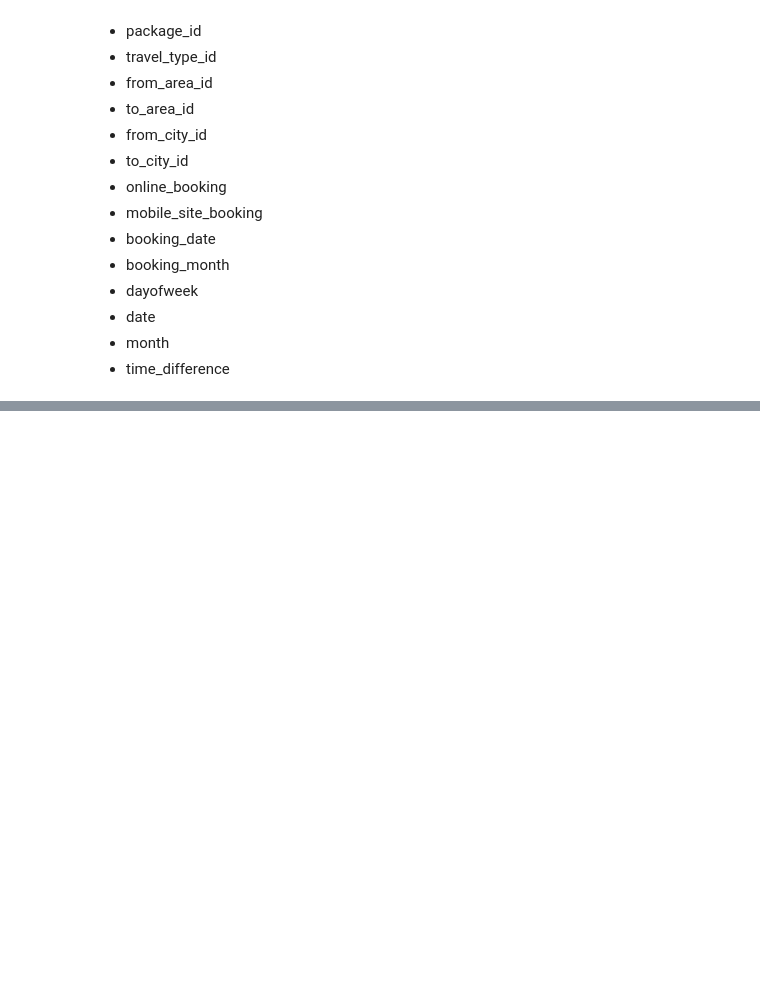
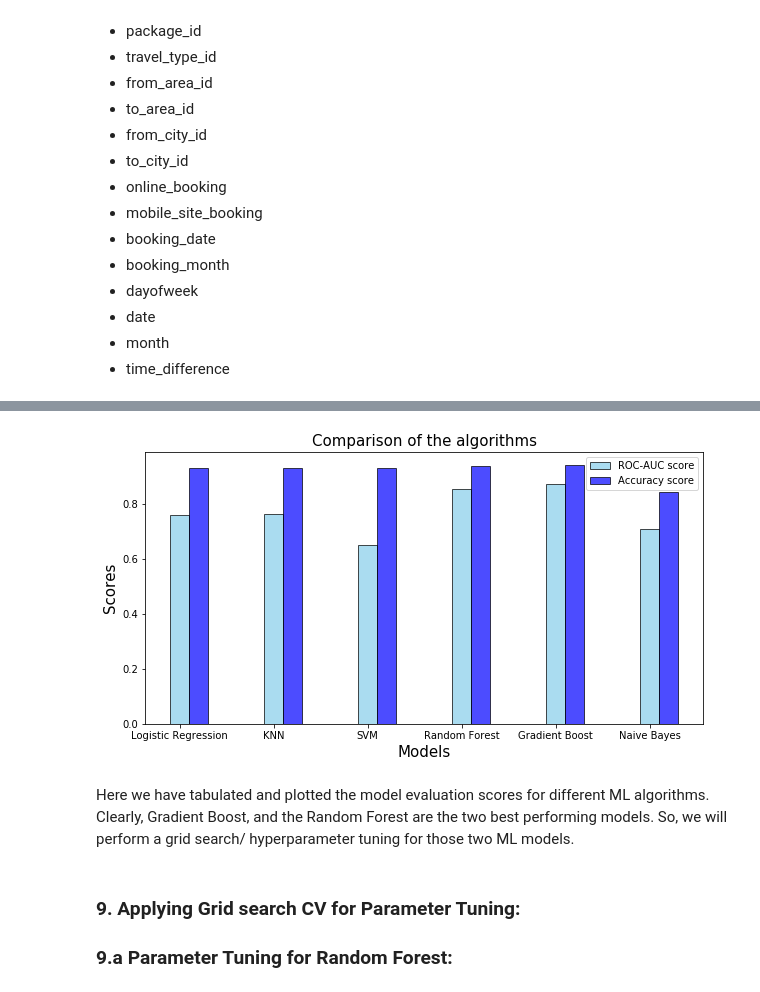
Before and after one commit to debisree/Springboard-Data-Science-Career-Track, a Jupyter notebook: predicting-cab-booking-cancellations-ML.ipynb, the cells around one changed output, grey strips where cells are left out. Drawn from its saved outputs; the diff is of its cells as text; code cells hidden in the pictures; blank space fills up the shorter version.

```diff
--- a/predicting-cab-booking-cancellations-ML.ipynb
+++ b/predicting-cab-booking-cancellations-ML.ipynb
@@ -479,0 +530,9 @@ plot_learning_curve()
+# %%
+from sklearn.cross_validation import cross_val_score
+
+cv_scores= cross_val_score(gbc,X_test,y_test,cv=5,scoring='roc_auc')
+print(cv_scores)
+cv_scores_gbc= cv_scores.mean()
+cv_scores_std_gbc= cv_scores.std()
+print ('Mean cross validation score: ' +str(cv_scores_gbc))
+print ('Standard deviation in cv scores: ' +str(cv_scores_std_gbc))
@@ -479,0 +564,9 @@ plot_learning_curve()
+# %%
+from sklearn.cross_validation import cross_val_score
+
+cv_scores= cross_val_score(nb,X_test,y_test,cv=5,scoring='roc_auc')
+print(cv_scores)
+cv_scores_nb= cv_scores.mean()
+cv_scores_std_nb= cv_scores.std()
+print ('Mean cross validation score: ' +str(cv_scores_nb))
+print ('Standard deviation in cv scores: ' +str(cv_scores_std_nb))
@@ -479,0 +579,8 @@ plot_learning_curve()
+# %%
+myLabels = [ 'Logistic Regression','KNN','SVM','Random Forest','Gradient Boost', 'Naive Bayes']
+score= [  cv_scores_lr,cv_scores_knn,cv_scores_svm,cv_scores_rf,cv_scores_gbc,cv_scores_nb]
+Accuracy_score = [Accuracy_lr,Accuracy_knn,Accuracy_svm,Accuracy_rf,Accuracy_gbc,Accuracy_nb]
+
+score_tab = pd.DataFrame(list(zip(myLabels, score,Accuracy_score)),
+               columns =['Algorithm', 'ROC-AUC score','Model accuracy score'])
+score_tab
@@ -479,0 +595,22 @@ plot_learning_curve()
+# %%
+#plotting the accuracy scores:
+
+
+index=[1,2,3,4,5,6]
+index_acc=[1.2,2.2,3.2,4.2,5.2,6.2]
+plt.figure(figsize=(10,5))
+plt.xlabel('Models',fontsize=15)
+plt.ylabel ('Scores',fontsize=15)
+plt.title('Comparison of the algorithms',fontsize=15)
+_=plt.bar(index,score,color='skyblue',alpha=0.7,label='ROC-AUC score',edgecolor='k',width=0.2)
+_=plt.bar(index_acc,Accuracy_score,color='b',alpha=0.7,label='Accuracy score',edgecolor='k',width=0.2)
+plt.xticks([1, 2,3,4,5,6], myLabels)
+plt.legend()
+plt.show()
+# %% [output]
+[figure, added]
+# %% [markdown]
+Here we have tabulated and plotted the model evaluation scores for different ML algorithms. Clearly, Gradient Boost, and the Random Forest are the two best performing models. So, we will perform a grid search/ hyperparameter tuning for those two ML models.
+# %% [markdown]
+### 9. Applying Grid search CV for Parameter Tuning:
+### 9.a Parameter Tuning for Random Forest:
```
Also changed, not shown: parts of 53 cells of this notebook.
